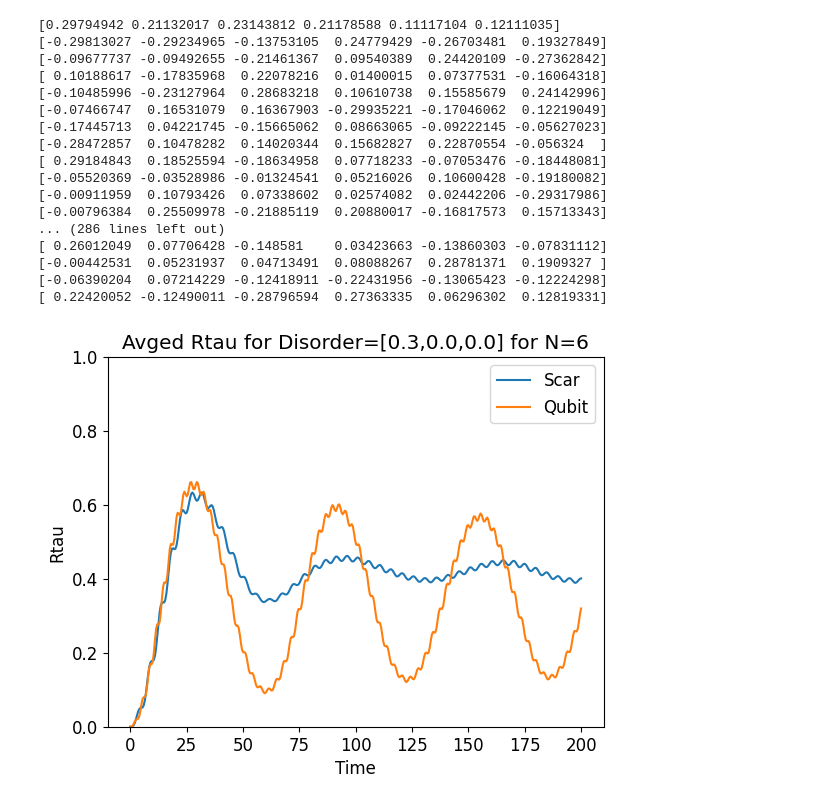
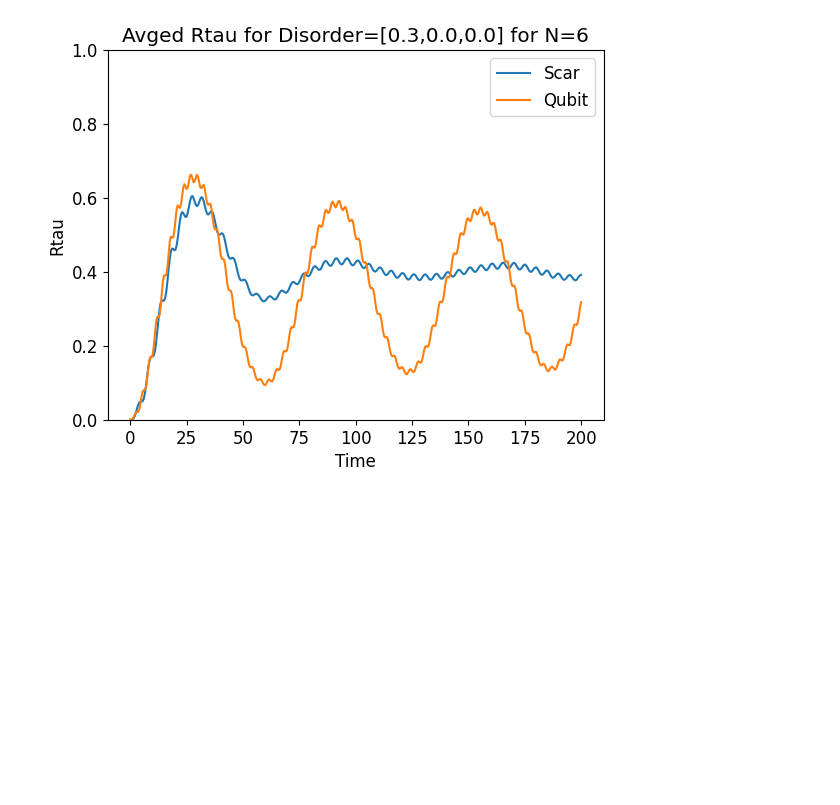
Before and after one commit to Idden/Quantum-Internship, a Jupyter notebook: Quantum_Batteries_Scars/disorder_tests/not_so_incredible_plot_sigx.ipynb, the cells around one changed output. Cells and saved outputs as stored; diff of their text form; code cells hidden in the pictures; blank space fills up the shorter version.

```diff
--- a/Quantum_Batteries_Scars/disorder_tests/not_so_incredible_plot_sigx.ipynb
+++ b/Quantum_Batteries_Scars/disorder_tests/not_so_incredible_plot_sigx.ipynb
@@ -5,7 +5,7 @@ import matplotlib.pyplot as plt
 from quantumScarFunctions import *
 from quantumScarsPlotting import *
 # %%
-N = 4
+N = 6
 wd = 0.6365091993031
 wm = 1.0
 freq_dis = 0.00
@@ -128,64 +140,52 @@ dx = 0.0
 args = {"A": 0.1, "omega": wd}
 qargs = {"A": 0.1, "omega": wm}
 
-H0_clean, H1, eigenvalues, eigenstates, psi0, basisList = get_scar_ham(N)
+H0_clean, eigenvalues, eigenstates, psi0, basisList = get_scar_ham(N)
+H1, driveWeights = get_scar_H1(N, basisList)
 
 full_scar = 0
 for _ in range(reals):
-    H0, eigenvalues, eigenstates = getDisorderedScarHam(H0_clean, N, basisList, ham_disorder=[dz, dy, dx])
+    H0, eigenvalues, eigenstates = get_dis_scar_ham(H0_clean, N, basisList, ham_disorder=[dz, dy, dx])
     bandwidth = eigenvalues[-1] - eigenvalues[0]
 
     H = qt.QobjEvo([H0, [H1, coeff]], args=args)
     psi_t = qt.sesolve(H, eigenstates[0], tlist, e_ops=[H0])
     Rtau_scar = np.array(np.real(psi_t.expect[0] - psi_t.expect[0][0]) / bandwidth)
     full_scar += Rtau_scar
 
 zfull_scar = full_scar / reals
 
-qH0_clean, qH1, qeigenvalues, qeigenstates = get_qubit_ham(N)
-
 full_qubit = 0
 for _ in range(reals):
-    qH0, qeigenvalues, qeigenstates = getDisorderedQubitHam(qH0_clean, N, ham_disorder=[dz, dy, dx])
-    qbandwidth = qeigenvalues[-1] - qeigenvalues[0]
+    qH0_list, qH1_list = get_qubit_ham(N, wm=wm, ham_disorder=[dz, dy, dx])
 
-    qH = qt.QobjEvo([qH0, [qH1, coeff]], args=qargs)
-    qpsi_t = qt.sesolve(qH, qeigenstates[0], tlist, e_ops=[qH0])
-    Rtau_qubit = np.array(np.real(qpsi_t.expect[0] - qpsi_t.expect[0][0]) / qbandwidth)
-    full_qubit += Rtau_qubit
+    dE_tot = 0
+    bw_tot = 0
+    for qH0, qH1 in zip(qH0_list, qH1_list):
+        qeigenvalues, qeigenstates = qH0.eigenstates()
+        bw_tot += qeigenvalues[-1] - qeigenvalues[0]
+
+        qH = qt.QobjEvo([qH0, [qH1, coeff]], args=qargs)
+        qpsi_t = qt.sesolve(qH, qeigenstates[0], tlist, e_ops=[qH0])
+        dE_tot = dE_tot + np.real(qpsi_t.expect[0] - qpsi_t.expect[0][0])
+
+    full_qubit += dE_tot / bw_tot
 
 zfull_qubit = full_qubit / reals
 
 plt.title(f"Avged Rtau for Disorder=[{dz},{dy},{dx}] for N={N}")
 plt.xlabel("Time")
 plt.ylabel("Rtau")
 plt.plot(tlist, zfull_scar, label="Scar")
 plt.plot(tlist, zfull_qubit, label="Qubit")
 plt.legend()
 plt.ylim(0, 1)
 plt.show()
 
 plt.title("Scar / Decoupled")
 plt.xlabel("Time")
 plt.ylabel("Ratio")
 plt.plot(tlist, zfull_scar / zfull_qubit)
 plt.show()
 # %% [output]
-[0.29794942 0.21132017 0.23143812 0.21178588 0.11117104 0.12111035]
-[-0.29813027 -0.29234965 -0.13753105  0.24779429 -0.26703481  0.19327849]
-[-0.09677737 -0.09492655 -0.21461367  0.09540389  0.24420109 -0.27362842]
-[ 0.10188617 -0.17835968  0.22078216  0.01400015  0.07377531 -0.16064318]
-[-0.10485996 -0.23127964  0.28683218  0.10610738  0.15585679  0.24142996]
-[-0.07466747  0.16531079  0.16367903 -0.29935221 -0.17046062  0.12219049]
-[-0.17445713  0.04221745 -0.15665062  0.08663065 -0.09222145 -0.05627023]
-[-0.28472857  0.10478282  0.14020344  0.15682827  0.22870554 -0.056324  ]
-[ 0.29184843  0.18525594 -0.18634958  0.07718233 -0.07053476 -0.18448081]
-[-0.05520369 -0.03528986 -0.01324541  0.05216026  0.10600428 -0.19180082]
-[-0.00911959  0.10793426  0.07338602  0.02574082  0.02442206 -0.29317986]
-[-0.00796384  0.25509978 -0.21885119  0.20880017 -0.16817573  0.15713343]
-... (286 lines left out)
-[ 0.26012049  0.07706428 -0.148581    0.03423663 -0.13860303 -0.07831112]
-[-0.00442531  0.05231937  0.04713491  0.08088267  0.28781371  0.1909327 ]
-[-0.06390204  0.07214229 -0.12418911 -0.22431956 -0.13065423 -0.12224298]
-[ 0.22420052 -0.12490011 -0.28796594  0.27363335  0.06296302  0.12819331]
-[figure, old version]
+[figure, new version]
```
Also changed, not shown: parts of 4 cells of this notebook, 11 other files.
